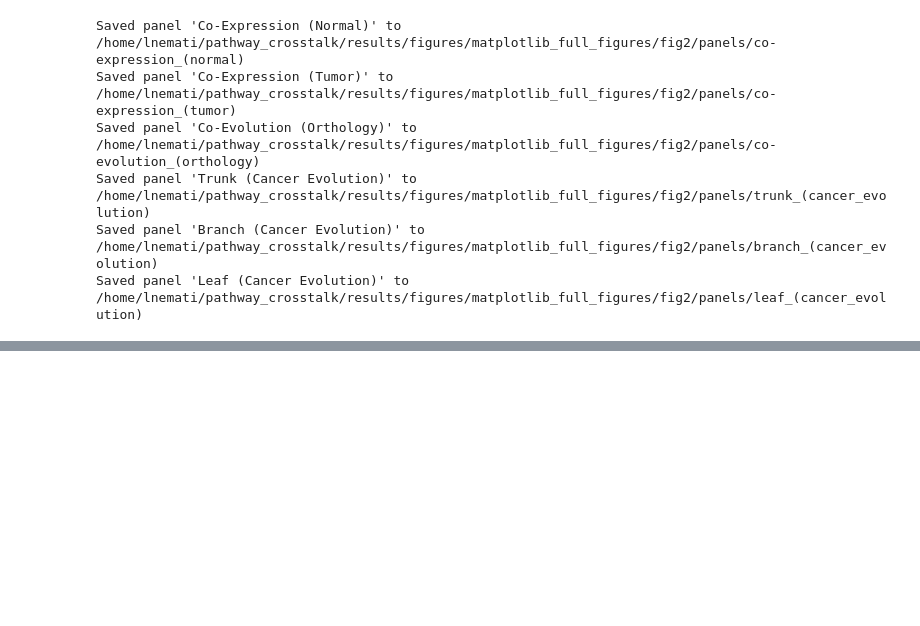
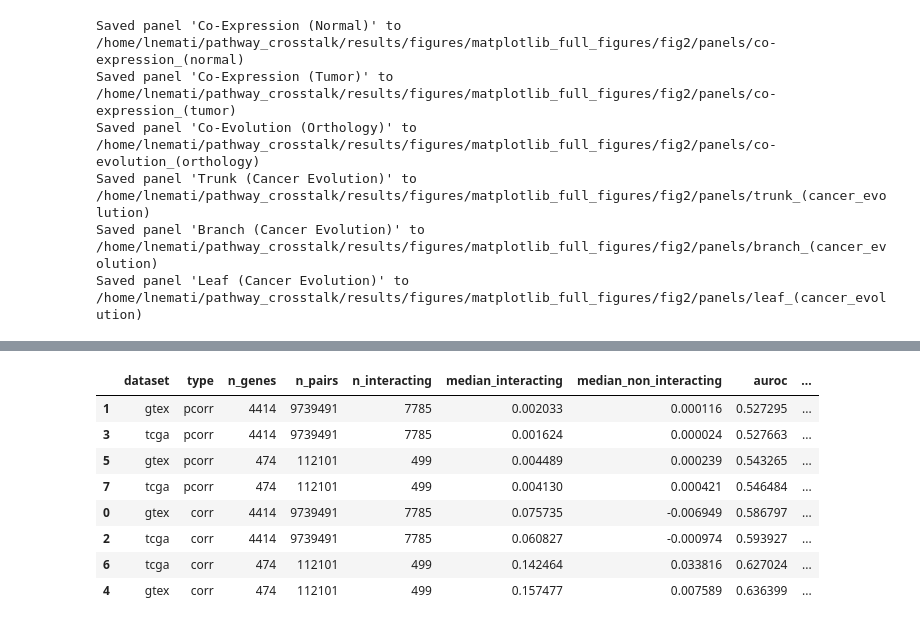
Before and after one commit to lorenzoamir/cci_circuits_paper_2025, a Jupyter notebook: code/notebooks/appeal.ipynb, the cells around one changed output, grey strips where cells are left out. Drawn from its saved outputs; the diff is of its cells as text; code cells hidden in the pictures; blank space fills up the shorter version.

```diff
--- a/code/notebooks/appeal.ipynb
+++ b/code/notebooks/appeal.ipynb
@@ -2346,0 +1429,12 @@ Name: auprc, dtype: float64
+# %%
+all_results_df.sort_values(by='auroc')
+# %% [output]
+|  | dataset | type | n_genes | n_pairs | n_interacting | median_interacting | median_non_interacting | auroc | ... |
+| 1 | gtex | pcorr | 4414 | 9739491 | 7785 | 0.002033 | 0.000116 | 0.527295 | ... |
+| 3 | tcga | pcorr | 4414 | 9739491 | 7785 | 0.001624 | 0.000024 | 0.527663 | ... |
+| 5 | gtex | pcorr | 474 | 112101 | 499 | 0.004489 | 0.000239 | 0.543265 | ... |
+| 7 | tcga | pcorr | 474 | 112101 | 499 | 0.004130 | 0.000421 | 0.546484 | ... |
+| 0 | gtex | corr | 4414 | 9739491 | 7785 | 0.075735 | -0.006949 | 0.586797 | ... |
+| 2 | tcga | corr | 4414 | 9739491 | 7785 | 0.060827 | -0.000974 | 0.593927 | ... |
+| 6 | tcga | corr | 474 | 112101 | 499 | 0.142464 | 0.033816 | 0.627024 | ... |
+| 4 | gtex | corr | 474 | 112101 | 499 | 0.157477 | 0.007589 | 0.636399 | ... |
```
Also changed, not shown: parts of 138 cells of this notebook, 47 other files.
